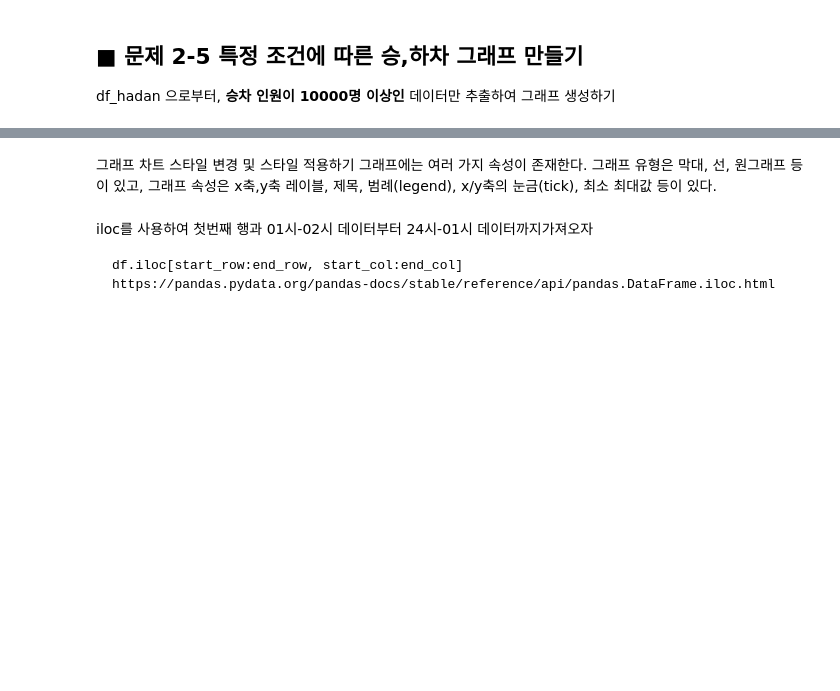
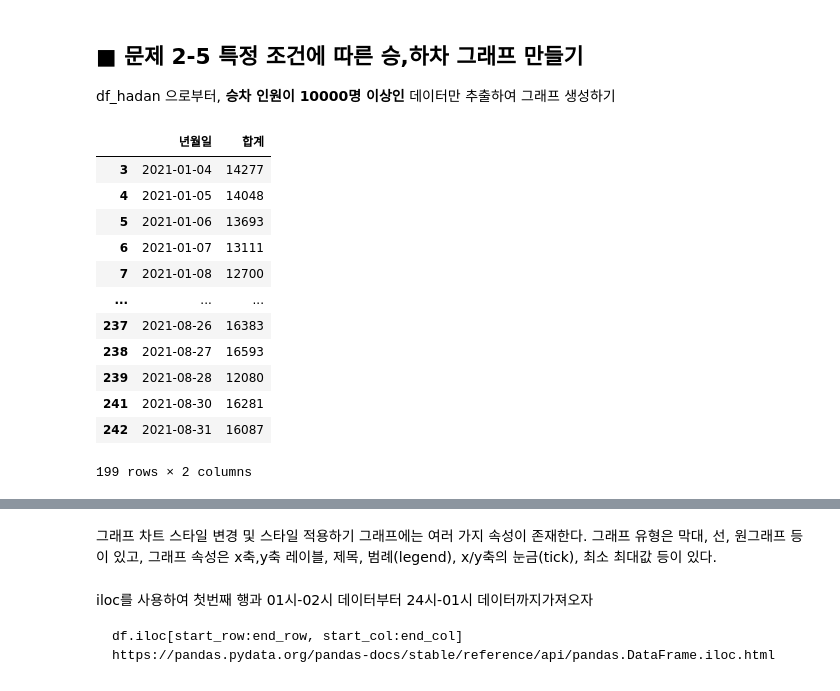
Before and after one commit to realp0tato/discretemath, a Jupyter notebook: 주제1_(1-3)_부산시_도시철도_데이터_분석하기.ipynb, the cells around one changed output, grey strips where cells are left out. Saved outputs shown, nothing was run; the diff lists cells and outputs as text; code cells hidden in the pictures; blank space fills up the shorter version.

```diff
--- a/주제1_(1-3)_부산시_도시철도_데이터_분석하기.ipynb
+++ b/주제1_(1-3)_부산시_도시철도_데이터_분석하기.ipynb
@@ -444,5 +462,20 @@ df_hadan 으로부터, **승차 인원이 10000명 이상인** 데이터만 추
 # %%
-df_ride_dist = pd.DataFrame(df_ride_up, index=df_ride.index)
+df_ride_dist = pd.DataFrame(df_ride_up)
+df_ride_dist
+# %% [output]
+|  | 년월일 | 합계 |
+| 3 | 2021-01-04 | 14277 |
+| 4 | 2021-01-05 | 14048 |
+| 5 | 2021-01-06 | 13693 |
+| 6 | 2021-01-07 | 13111 |
+| 7 | 2021-01-08 | 12700 |
+| ... | ... | ... |
+| 237 | 2021-08-26 | 16383 |
+| 238 | 2021-08-27 | 16593 |
+| 239 | 2021-08-28 | 12080 |
+| 241 | 2021-08-30 | 16281 |
+| 242 | 2021-08-31 | 16087 |
+199 rows × 2 columns
 # %%
 df_ride_dist.plot(ax=ax2, linestyle='dotted')
 fig
```
Also changed, not shown: parts of 28 cells of this notebook.
